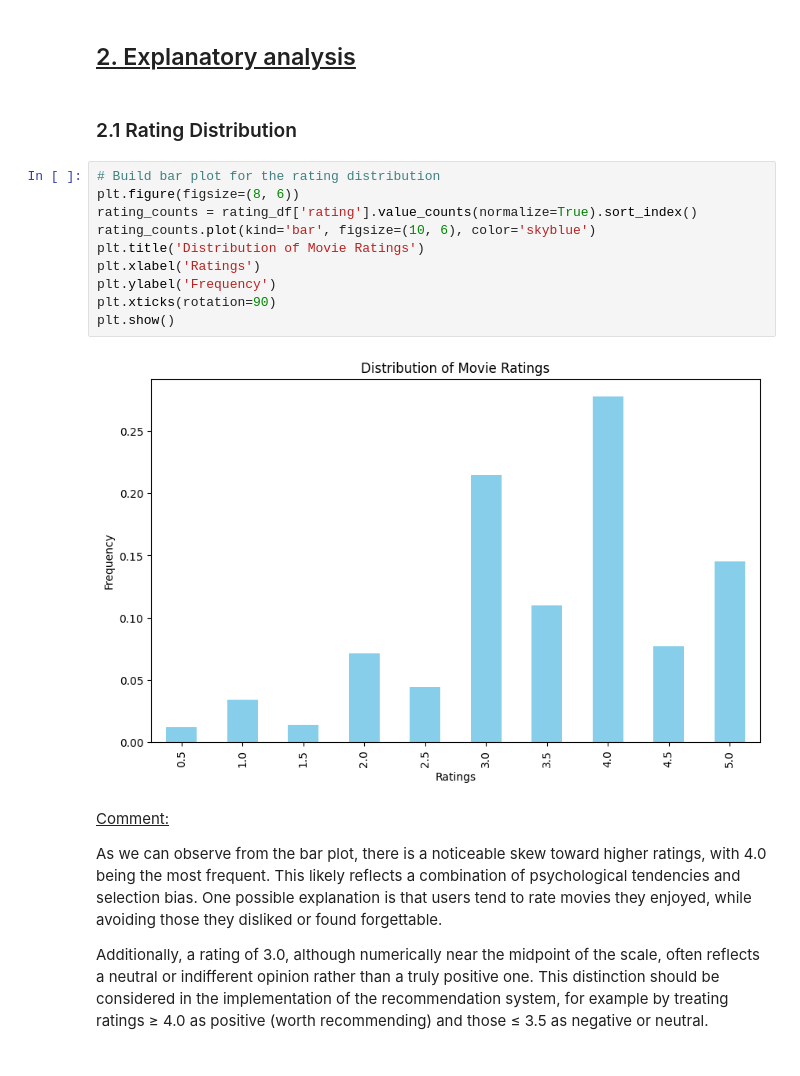
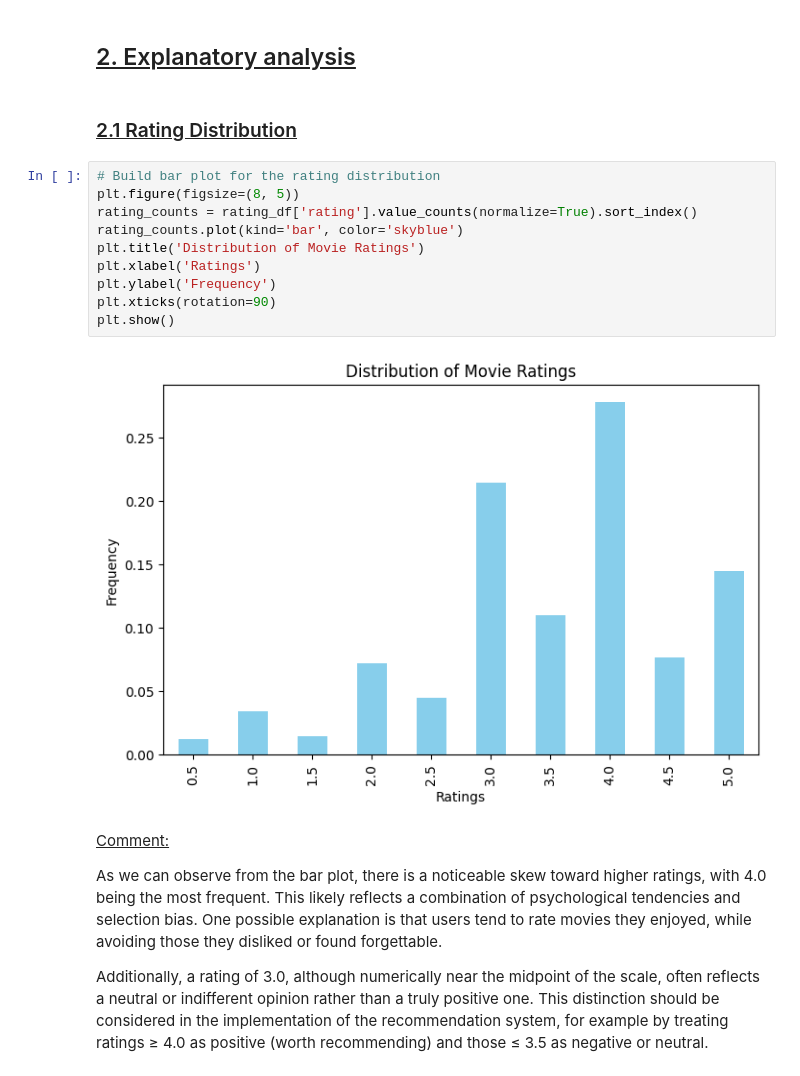
Before and after one commit to YuriCrociUnige/movie-recommendation-system, a Jupyter notebook: notebooks/Exploratory_Data_Analysis.ipynb, the cells around one changed output. Cells and saved outputs as stored; diff of their text form.

Commit message:
Progress in EDA on genre, rating and user activities

```diff
--- a/notebooks/Exploratory_Data_Analysis.ipynb
+++ b/notebooks/Exploratory_Data_Analysis.ipynb
@@ -338,19 +338,19 @@ dtype: int64
 # %% [markdown]
 ## <u>2. Explanatory analysis</u>
 # %% [markdown]
-### 2.1 Rating Distribution
+### <u>2.1 Rating Distribution</u>
 # %%
 # Build bar plot for the rating distribution
-plt.figure(figsize=(8, 6))
+plt.figure(figsize=(8, 5))
 rating_counts = rating_df['rating'].value_counts(normalize=True).sort_index()
-rating_counts.plot(kind='bar', figsize=(10, 6), color='skyblue')
+rating_counts.plot(kind='bar', color='skyblue')
 plt.title('Distribution of Movie Ratings')
 plt.xlabel('Ratings')
 plt.ylabel('Frequency')
 plt.xticks(rotation=90)
 plt.show()
 # %% [output]
-[figure, old version]
+[figure, new version]
 # %% [markdown]
 <u>Comment:</u>
 
```
Also changed, not shown: parts of 8 cells of this notebook.
